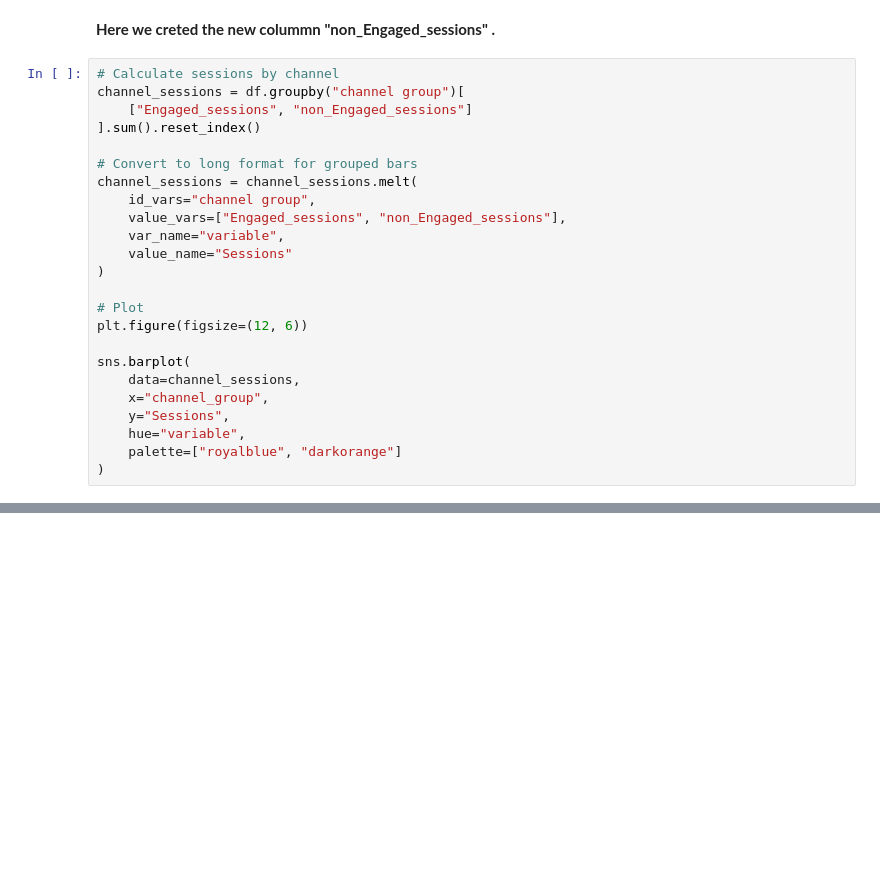
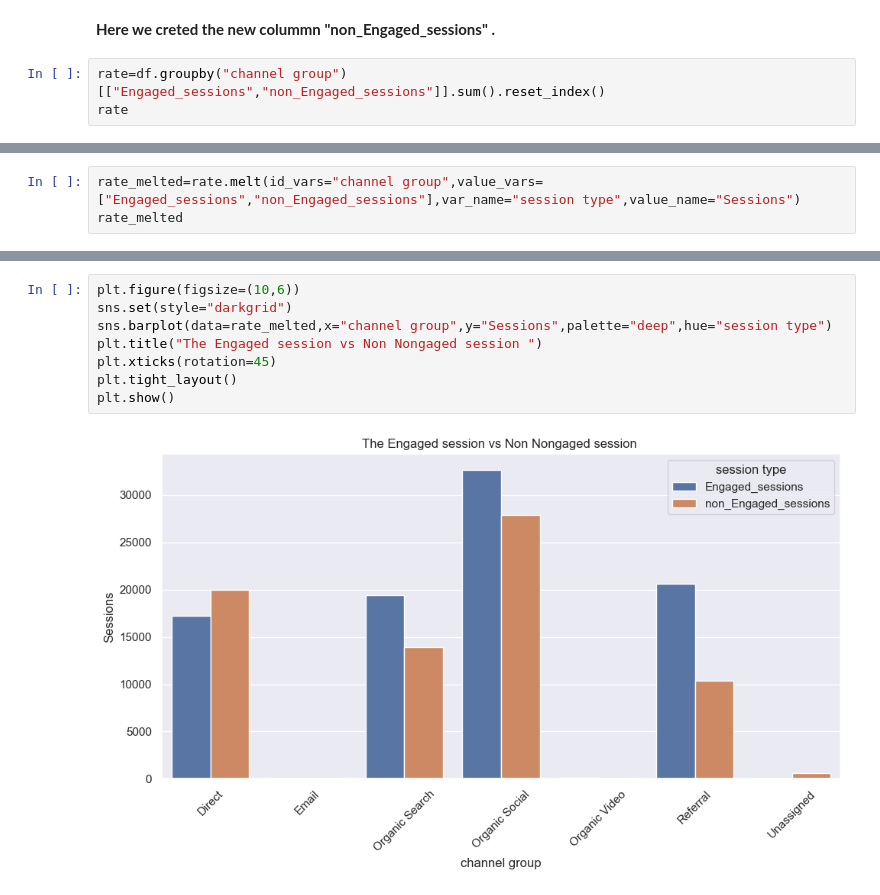
Before and after one commit to Satyajeet745/Website_Analysis_project, a Jupyter notebook: Website Analysis.ipynb, the cells around one changed output, grey strips where cells are left out. Saved outputs shown, nothing was run; the diff lists cells and outputs as text; blank space fills up the shorter version.

```diff
--- a/Website Analysis.ipynb
+++ b/Website Analysis.ipynb
@@ -220,27 +220,6 @@ df["non_Engaged_sessions"]=df["Sessions"]-df["Engaged_sessions"]
 # %% [markdown]
 **Here we creted the new colummn "non_Engaged_sessions" .**
 # %%
-# Calculate sessions by channel
-channel_sessions = df.groupby("channel group")[
-    ["Engaged_sessions", "non_Engaged_sessions"]
-].sum().reset_index()
-
-# Convert to long format for grouped bars
-channel_sessions = channel_sessions.melt(
-    id_vars="channel group",
-    value_vars=["Engaged_sessions", "non_Engaged_sessions"],
-    var_name="variable",
-    value_name="Sessions"
-)
-
-# Plot
-plt.figure(figsize=(12, 6))
-
-sns.barplot(
-    data=channel_sessions,
-    x="channel_group",
-    y="Sessions",
-    hue="variable",
-    palette=["royalblue", "darkorange"]
-)
+rate=df.groupby("channel group")[["Engaged_sessions","non_Engaged_sessions"]].sum().reset_index()
+rate
 # %% [output]
@@ -264,0 +234,3 @@ df
+# %%
+rate_melted=rate.melt(id_vars="channel group",value_vars=["Engaged_sessions","non_Engaged_sessions"],var_name="session type",value_name="Sessions")
+rate_melted
@@ -264,0 +253,10 @@ df
+# %%
+plt.figure(figsize=(10,6))
+sns.set(style="darkgrid")
+sns.barplot(data=rate_melted,x="channel group",y="Sessions",palette="deep",hue="session type")
+plt.title("The Engaged session vs Non Nongaged session ")
+plt.xticks(rotation=45)
+plt.tight_layout()
+plt.show()
+# %% [output]
+[figure, added]
```
Also changed, not shown: parts of 13 cells of this notebook.
